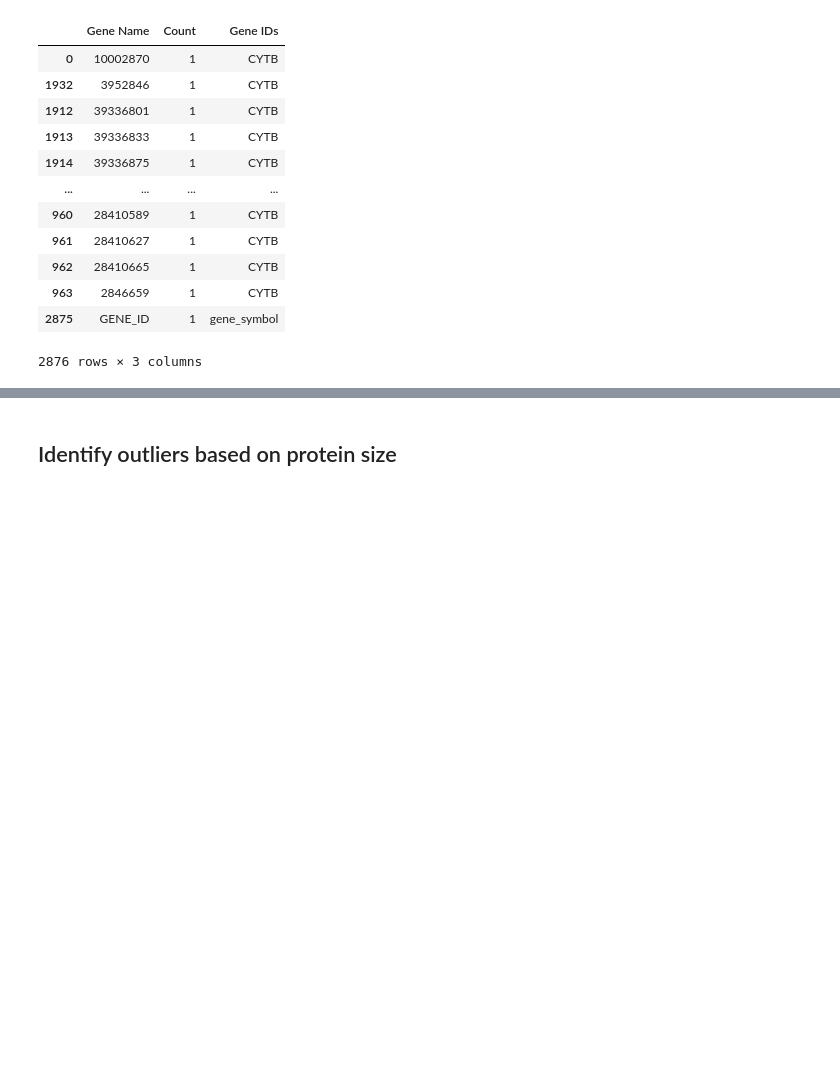
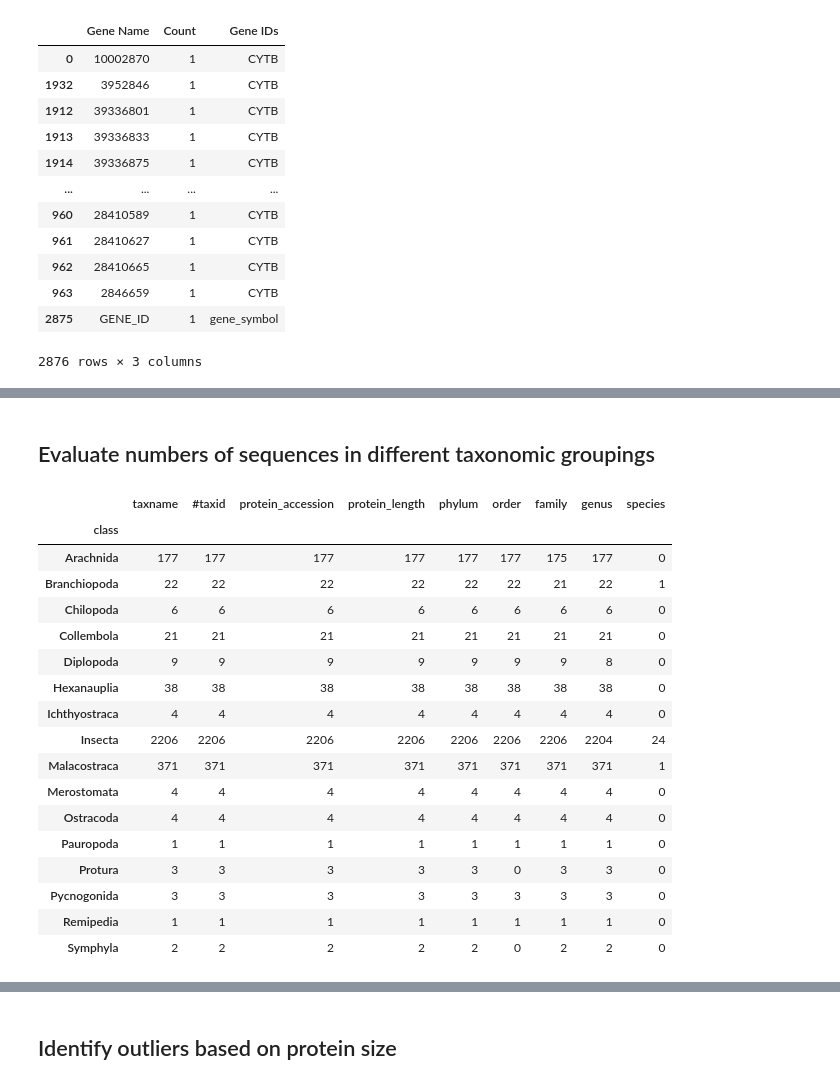
Before and after one commit to NCBI-Codeathons/Marker-Gene-Validator, a Jupyter notebook: marker_gene.ipynb, the cells around one changed output, grey strips where cells are left out. Saved outputs shown, nothing was run; the diff lists cells and outputs as text; code cells hidden in the pictures; blank space fills up the shorter version.

```diff
--- a/marker_gene.ipynb
+++ b/marker_gene.ipynb
@@ -79,0 +145,28 @@ display(df.sort_values(by=['Count'], ascending=False))
+# %% [markdown]
+## Evaluate numbers of sequences in different taxonomic groupings
+# %%
+pd.set_option('display.max_rows', 500)
+#lineage_df.groupby('class').count()
+#count = table_combined.groupby('class').count()
+count = table_combined.groupby('class').size()
+count.to_csv('taxsummary', sep='\t')
+table_combined.groupby('class').count().head(500)
+# %% [output]
+|  | taxname | #taxid | protein_accession | protein_length | phylum | order | family | genus | species |
+| class |  |  |  |  |  |  |  |  |  |
+| Arachnida | 177 | 177 | 177 | 177 | 177 | 177 | 175 | 177 | 0 |
+| Branchiopoda | 22 | 22 | 22 | 22 | 22 | 22 | 21 | 22 | 1 |
+| Chilopoda | 6 | 6 | 6 | 6 | 6 | 6 | 6 | 6 | 0 |
+| Collembola | 21 | 21 | 21 | 21 | 21 | 21 | 21 | 21 | 0 |
+| Diplopoda | 9 | 9 | 9 | 9 | 9 | 9 | 9 | 8 | 0 |
+| Hexanauplia | 38 | 38 | 38 | 38 | 38 | 38 | 38 | 38 | 0 |
+| Ichthyostraca | 4 | 4 | 4 | 4 | 4 | 4 | 4 | 4 | 0 |
+| Insecta | 2206 | 2206 | 2206 | 2206 | 2206 | 2206 | 2206 | 2204 | 24 |
+| Malacostraca | 371 | 371 | 371 | 371 | 371 | 371 | 371 | 371 | 1 |
+| Merostomata | 4 | 4 | 4 | 4 | 4 | 4 | 4 | 4 | 0 |
+| Ostracoda | 4 | 4 | 4 | 4 | 4 | 4 | 4 | 4 | 0 |
+| Pauropoda | 1 | 1 | 1 | 1 | 1 | 1 | 1 | 1 | 0 |
+| Protura | 3 | 3 | 3 | 3 | 3 | 0 | 3 | 3 | 0 |
+| Pycnogonida | 3 | 3 | 3 | 3 | 3 | 3 | 3 | 3 | 0 |
+| Remipedia | 1 | 1 | 1 | 1 | 1 | 1 | 1 | 1 | 0 |
+| Symphyla | 2 | 2 | 2 | 2 | 2 | 0 | 2 | 2 | 0 |
```
Also changed, not shown: parts of 25 cells of this notebook.
